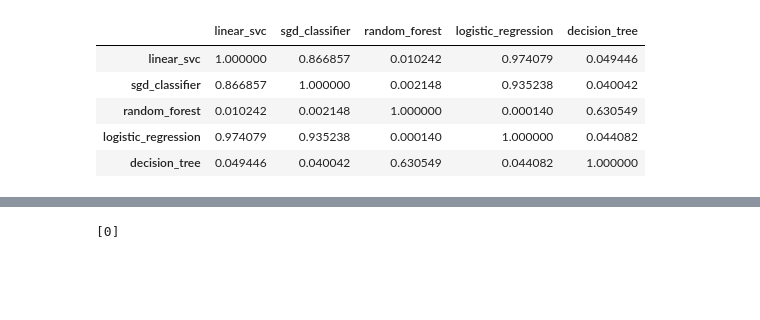
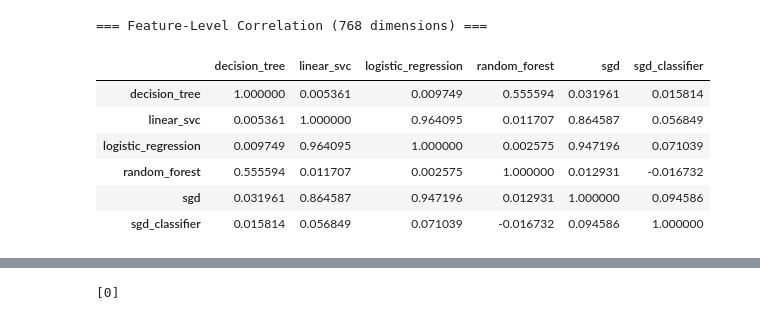
Before and after one commit to Gradient-PG/Human-vs-AI-text-Text-Classification-Analysis-, a Jupyter notebook: notebooks/analysis.ipynb, the cells around one changed output, grey strips where cells are left out. Drawn from its saved outputs; the diff is of its cells as text; code cells hidden in the pictures; blank space fills up the shorter version.

```diff
--- a/notebooks/analysis.ipynb
+++ b/notebooks/analysis.ipynb
@@ -69,9 +88,18 @@ df.head()
 # %%
-df.drop(columns="feature_num").corr(method="spearman")
+import seaborn as sns
+import matplotlib.pyplot as plt
+import numpy as np
+
+# Overall feature correlation
+print("=== Feature-Level Correlation (768 dimensions) ===")
+feature_corr = df.drop(columns="feature_num").corr(method="spearman")
+feature_corr
 # %% [output]
+=== Feature-Level Correlation (768 dimensions) ===
-|  | linear_svc | sgd_classifier | random_forest | logistic_regression | decision_tree |
-| linear_svc | 1.000000 | 0.866857 | 0.010242 | 0.974079 | 0.049446 |
-| sgd_classifier | 0.866857 | 1.000000 | 0.002148 | 0.935238 | 0.040042 |
-| random_forest | 0.010242 | 0.002148 | 1.000000 | 0.000140 | 0.630549 |
-| logistic_regression | 0.974079 | 0.935238 | 0.000140 | 1.000000 | 0.044082 |
-| decision_tree | 0.049446 | 0.040042 | 0.630549 | 0.044082 | 1.000000 |
+|  | decision_tree | linear_svc | logistic_regression | random_forest | sgd | sgd_classifier |
+| decision_tree | 1.000000 | 0.005361 | 0.009749 | 0.555594 | 0.031961 | 0.015814 |
+| linear_svc | 0.005361 | 1.000000 | 0.964095 | 0.011707 | 0.864587 | 0.056849 |
+| logistic_regression | 0.009749 | 0.964095 | 1.000000 | 0.002575 | 0.947196 | 0.071039 |
+| random_forest | 0.555594 | 0.011707 | 0.002575 | 1.000000 | 0.012931 | -0.016732 |
+| sgd | 0.031961 | 0.864587 | 0.947196 | 0.012931 | 1.000000 | 0.094586 |
+| sgd_classifier | 0.015814 | 0.056849 | 0.071039 | -0.016732 | 0.094586 | 1.000000 |
```
Also changed, not shown: parts of 7 cells of this notebook, 16 other files.
